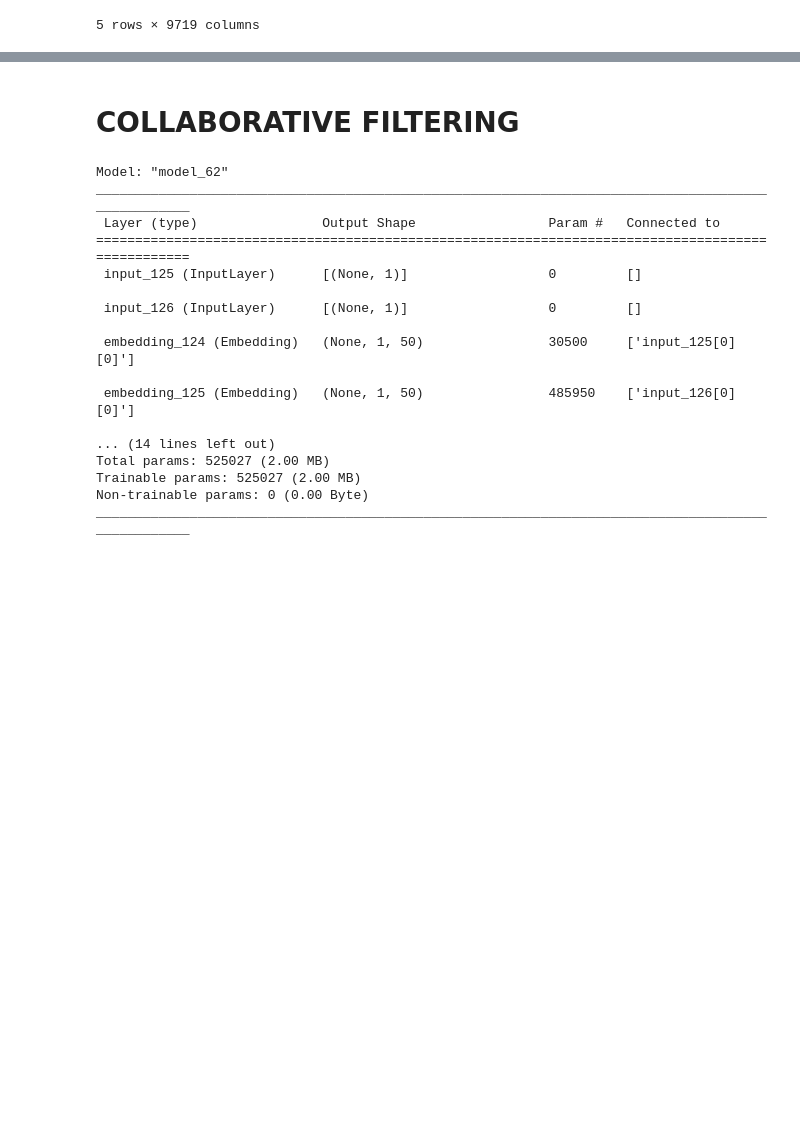
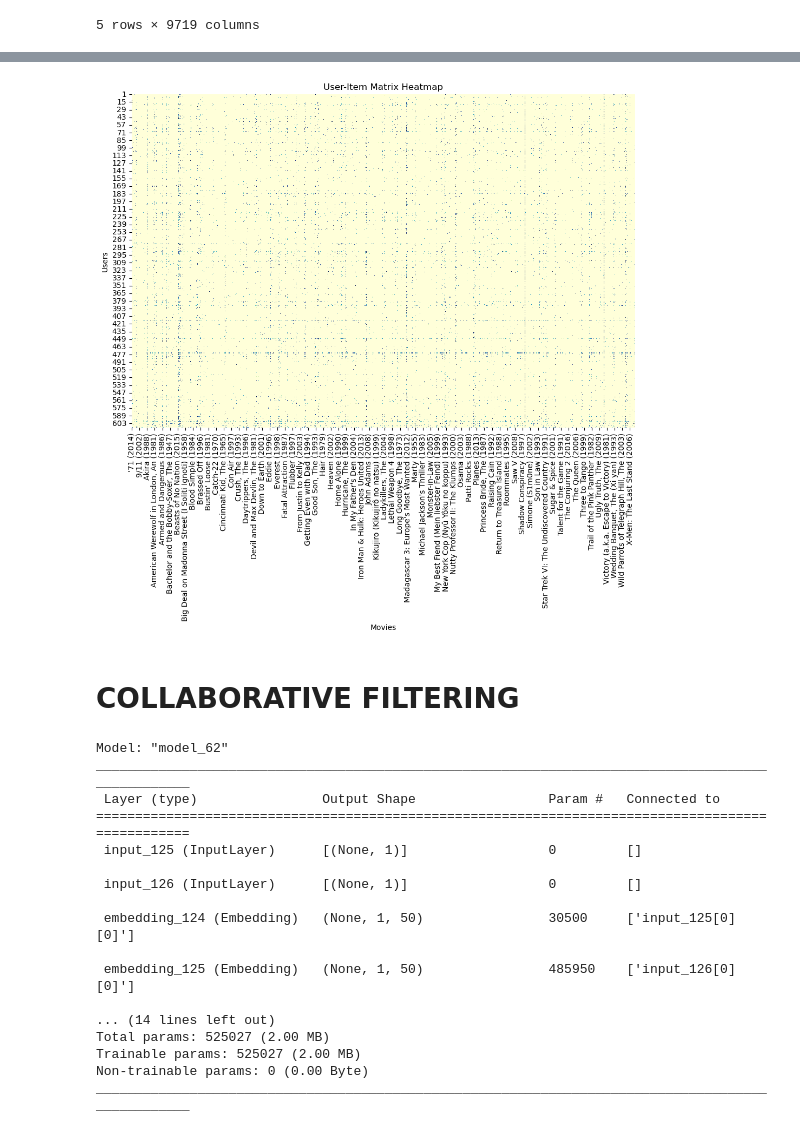
Before and after one commit to Mak-annie/MOVIE-RECS-SYSTEM, a Jupyter notebook: index.ipynb, the cells around one changed output, grey strips where cells are left out. Saved outputs shown, nothing was run; the diff lists cells and outputs as text; code cells hidden in the pictures; blank space fills up the shorter version.

```diff
--- a/index.ipynb
+++ b/index.ipynb
@@ -144,3 +155,12 @@ X_train, X_val = train_test_split(X, test_size=0.2, random_state=42)
+# %%
+plt.figure(figsize=(12, 8))
+sns.heatmap(user_movie_matrix, cmap="YlGnBu", cbar=False)
+plt.title("User-Item Matrix Heatmap")
+plt.xlabel("Movies")
+plt.ylabel("Users")
+plt.show()
+# %% [output]
+[figure, added]
 # %% [markdown]
 # COLLABORATIVE FILTERING
 # %%
```
Also changed, not shown: parts of 1 cell of this notebook.
